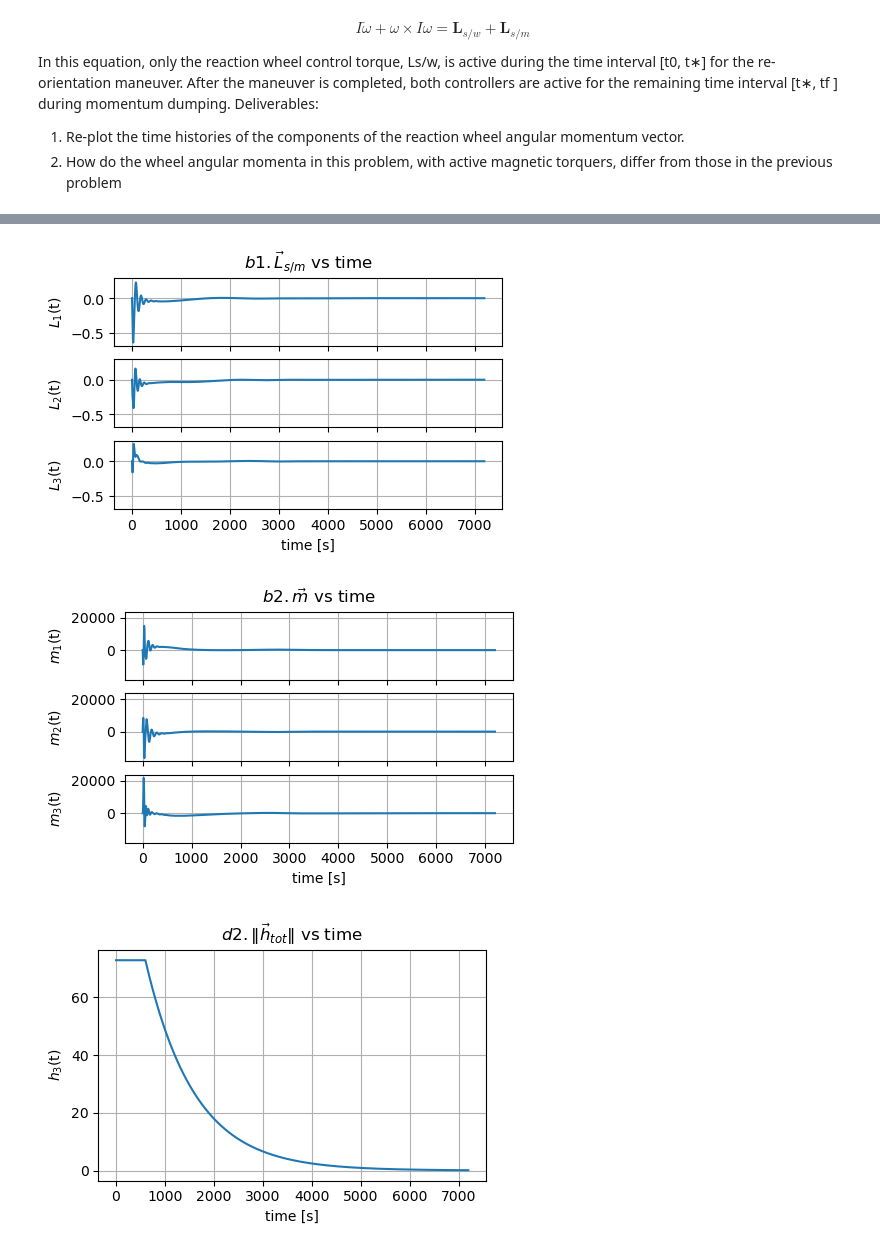
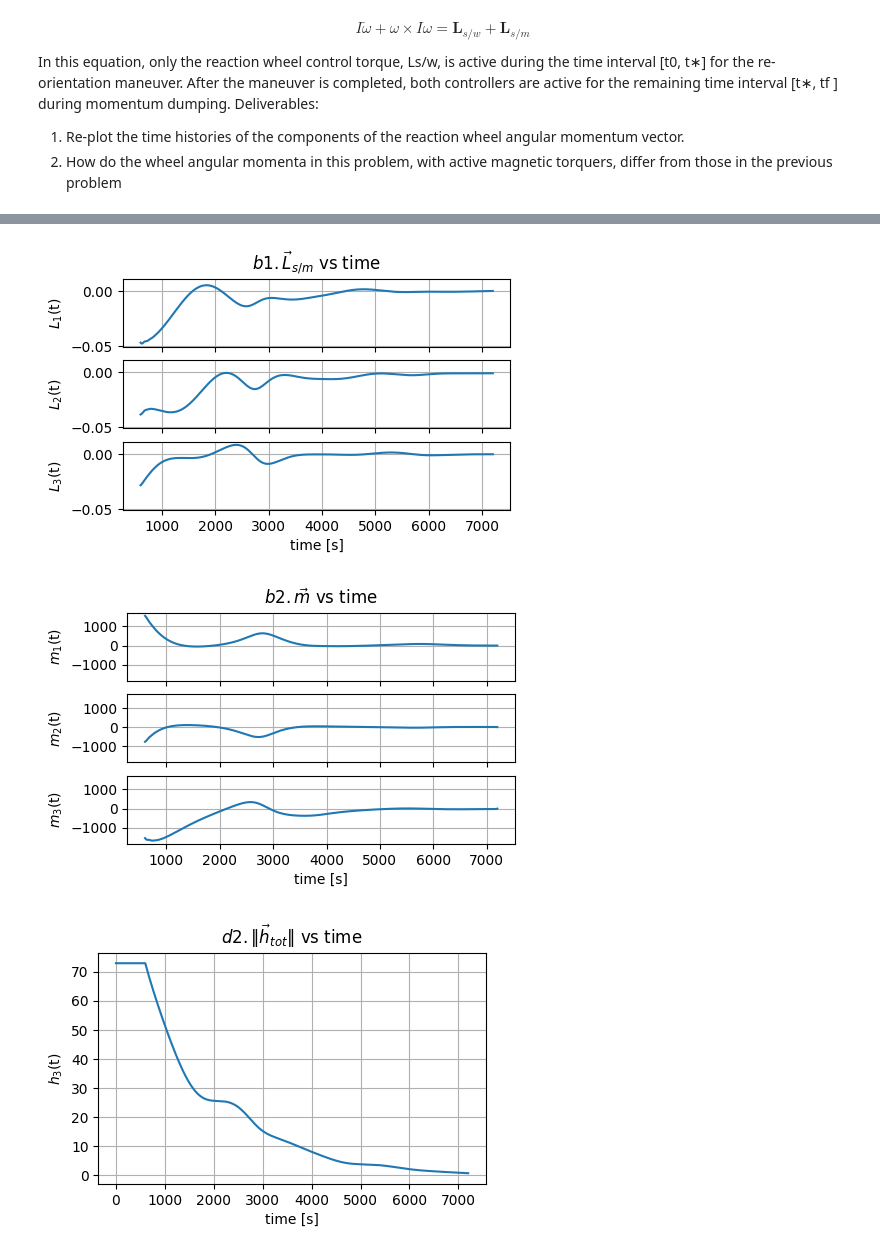
Before and after one commit to jjermstad24/Fall_2024_Classes, a Jupyter notebook: AERO_424/Exam_3.ipynb, the cells around one changed output, grey strips where cells are left out. Drawn from its saved outputs; the diff is of its cells as text; code cells hidden in the pictures.

```diff
--- a/AERO_424/Exam_3.ipynb
+++ b/AERO_424/Exam_3.ipynb
@@ -448,6 +448,10 @@ def b_body_func(q,t):
 def L_MAGNETORQUER_TO_SC_Func(b,hw,km):
     return -km*(np.eye(3)-np.outer(b,b))@hw
 
+def Unit_Vector(u):
+    u_mag = np.linalg.norm(u)
+    return np.divide(u,u_mag,out=np.zeros(3),where=u_mag!=0)
+
 def Rotational_EOM_MAGNETORQUER(x,t,kp=kp,kd=kd,km=km):
     q = x[:4]
     w = x[4:7]
@@ -455,16 +459,12 @@ def Rotational_EOM_MAGNETORQUER(x,t,kp=kp,kd=kd,km=km):
     dq = 0.5*A(q)@w
 
     b_body = b_body_func(q,t)
-    b_body_mag = np.linalg.norm(b_body)
-    if b_body_mag > 0:
-        b_body_norm = b_body/b_body_mag
-    else:
-        b_body_norm = 0
+    b_unit_vector = Unit_Vector(b_body)
 
     L_REACTION_WHEELS_TO_SC = L_REACTION_WHEELS_TO_SC_Func(q,w,kp,kd)
 
     if t >= t_star:
-        L_MAGNETORQUER_TO_SC = L_MAGNETORQUER_TO_SC_Func(b_body,hw,km)
+        L_MAGNETORQUER_TO_SC = L_MAGNETORQUER_TO_SC_Func(b_unit_vector,hw,km)
     else:
         L_MAGNETORQUER_TO_SC = 0
 
@@ -503,46 +503,46 @@ plt.show()
 b_body = np.array([b_body_func(quat,t) for quat,t in zip(q.T,times)])
 b_body_mag = np.linalg.norm(b_body,axis=1)
 b_body_mag[b_body_mag<1e-15]=0
-b_body_norm = np.array([b/bmag if bmag != 0 else np.zeros(3) for b,bmag in zip(b_body,b_body_mag)])
+b_unit_vector = np.array([Unit_Vector(b) for b in b_body])
 
-L_MAGNETORQUER_TO_SC = np.array([L_MAGNETORQUER_TO_SC_Func(b,h,km) for b,h in zip(b_body_norm,hw.T)]).T
-COMMANDED_DIPOLE = np.array([km*np.cross(h,b)/bmag if bmag !=0 else np.zeros(3) for h,b,bmag in zip(hw.T,b_body_norm,b_body_mag)]).T
+L_MAGNETORQUER_TO_SC = np.array([L_MAGNETORQUER_TO_SC_Func(b,h,km) for b,h in zip(b_unit_vector,hw.T)]).T
+COMMANDED_DIPOLE = np.array([km*np.cross(h,b)/bmag if bmag !=0 else np.zeros(3) for h,b,bmag in zip(hw.T,b_unit_vector,b_body_mag)]).T
 
 h_tot = np.array([h+I_body@omega for omega,h in zip(w.T,hw.T)]).T
 
 fig,axes = plt.subplots(3,sharex=True,sharey=True,figsize=(5,3))
 axes[0].set_title(r"$b1. \vec{L}_{s/m}\text{ vs time}$")
 for idx,var_name in enumerate([r"$L_{1}$",
                                 r"$L_{2}$",
                                 r"$L_{3}$"]):
-    axes[idx].plot(times,L_MAGNETORQUER_TO_SC[idx])
+    axes[idx].plot(times[times>=t_star],L_MAGNETORQUER_TO_SC[idx,times>=t_star])
     axes[idx].set_ylabel(var_name+"(t)")
     axes[idx].grid()
 axes[-1].set_xlabel("time [s]")
 plt.show()
 
 fig,axes = plt.subplots(3,sharex=True,sharey=True,figsize=(5,3))
 axes[0].set_title(r"$b2. \vec{m}\text{ vs time}$")
 for idx,var_name in enumerate([r"$m_{1}$",
                                 r"$m_{2}$",
                                 r"$m_{3}$"]):
-    axes[idx].plot(times,COMMANDED_DIPOLE[idx])
+    axes[idx].plot(times[times>=t_star],COMMANDED_DIPOLE[idx,times>=t_star])
     axes[idx].set_ylabel(var_name+"(t)")
     axes[idx].grid()
 axes[-1].set_xlabel("time [s]")
 plt.show()
 
 fig,axes = plt.subplots(1,sharex=True,sharey=True,figsize=(5,3))
 axes.set_title(r"$d2. \|\vec{h}_{tot}\|\text{ vs time}$")
 axes.plot(times,np.linalg.norm(h_tot,axis=0))
 axes.set_ylabel(r"$h_{3}$"+"(t)")
 axes.grid()
 axes.set_xlabel("time [s]")
 plt.show()
 # %% [output]
-[figure, old version]
+[figure, new version]
-[figure, old version]
+[figure, new version]
-[figure, old version]
+[figure, new version]
 # %%
 fig3,axes3 = plt.subplots(3,sharex=True,sharey=True,figsize=(5,3))
 axes3[0].set_title(r"$b1. \vec{L}_{s/m}\text{ vs time}$")
```
Also changed, not shown: parts of 9 cells of this notebook.
